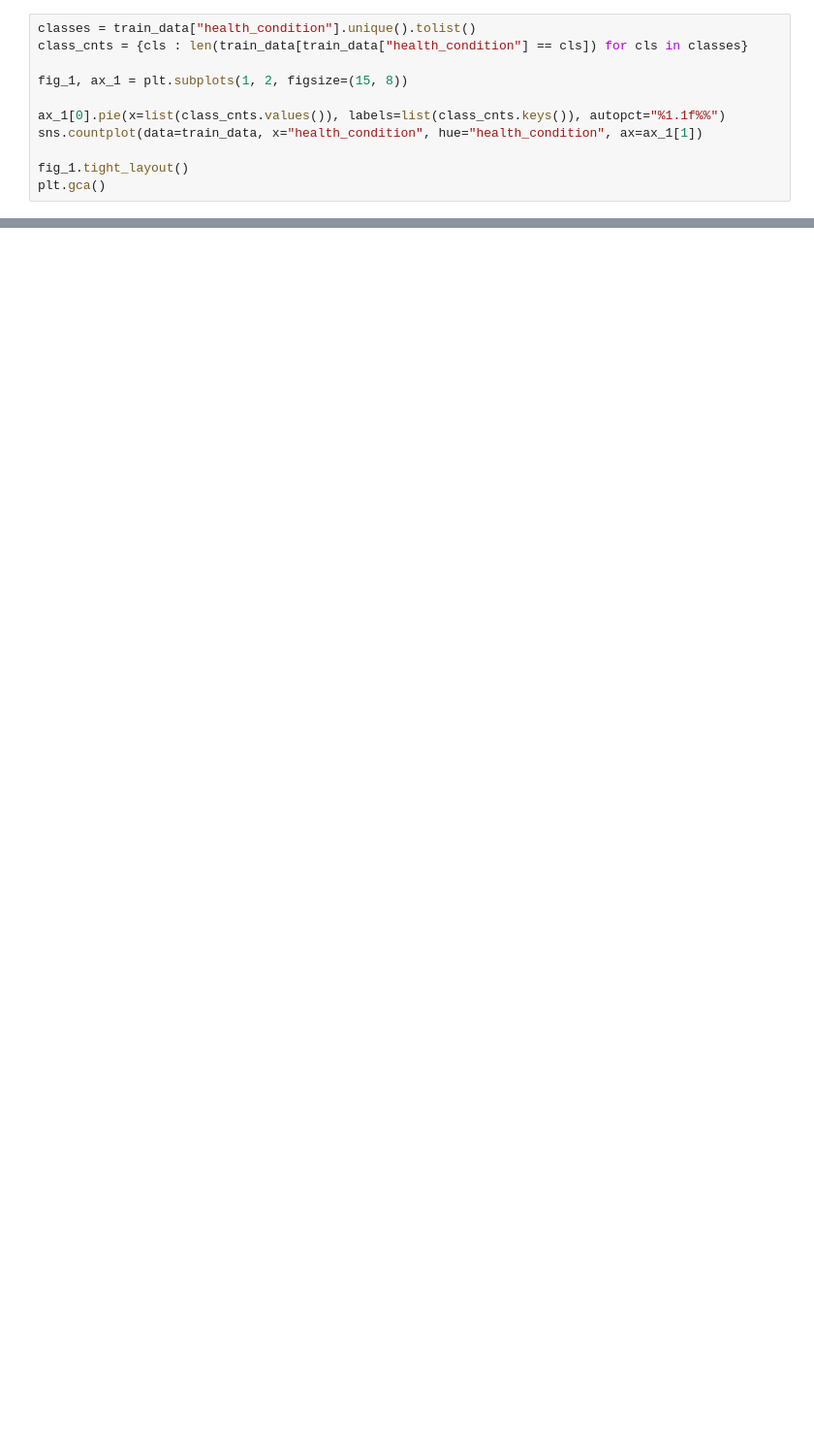
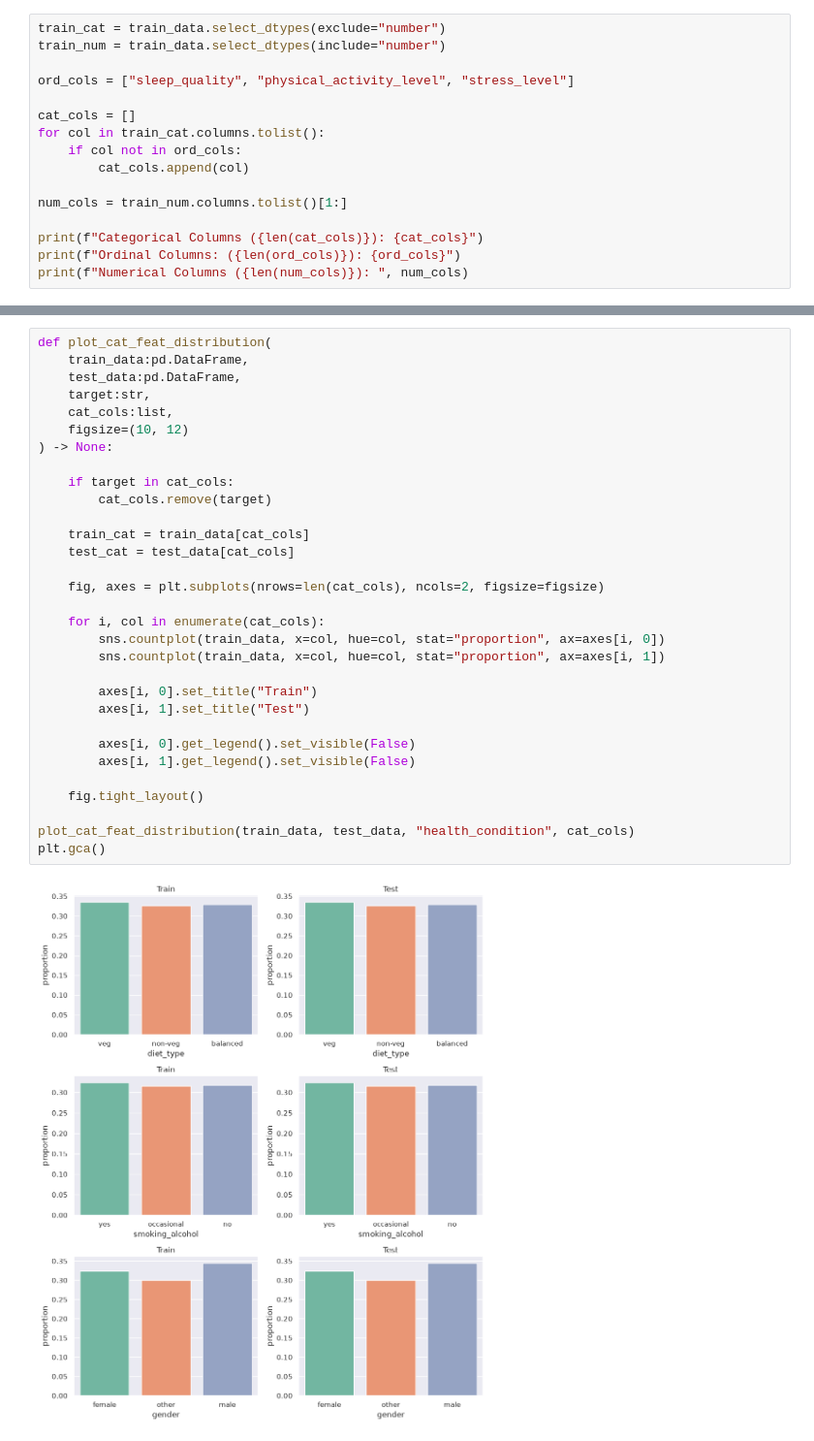
Before and after one commit to SeanAndrie/PSS6E7-Student-Health-Prediction, a Jupyter notebook: __marimo__/data-analysis.ipynb, the cells around one changed output, grey strips where cells are left out. Shown at 97% size. Saved outputs shown, nothing was run; the diff lists cells and outputs as text; blank space fills up the shorter version.

```diff
--- a/__marimo__/data-analysis.ipynb
+++ b/__marimo__/data-analysis.ipynb
@@ -111,12 +73,17 @@ Numerical Columns (7):  ['sleep_duration', 'heart_rate', 'bmi', 'calorie_expendi
 # %%
-classes = train_data["health_condition"].unique().tolist()
-class_cnts = {cls : len(train_data[train_data["health_condition"] == cls]) for cls in classes}
+train_cat = train_data.select_dtypes(exclude="number")
+train_num = train_data.select_dtypes(include="number")
 
-fig_1, ax_1 = plt.subplots(1, 2, figsize=(15, 8))
+ord_cols = ["sleep_quality", "physical_activity_level", "stress_level"]
 
-ax_1[0].pie(x=list(class_cnts.values()), labels=list(class_cnts.keys()), autopct="%1.1f%%")
-sns.countplot(data=train_data, x="health_condition", hue="health_condition", ax=ax_1[1])
+cat_cols = []
+for col in train_cat.columns.tolist():
+    if col not in ord_cols:
+        cat_cols.append(col)
 
-fig_1.tight_layout()
-plt.gca()
+num_cols = train_num.columns.tolist()[1:]
+
+print(f"Categorical Columns ({len(cat_cols)}): {cat_cols}")
+print(f"Ordinal Columns: ({len(ord_cols)}): {ord_cols}")
+print(f"Numerical Columns ({len(num_cols)}): ", num_cols)
 # %% [output]
@@ -335,0 +314,33 @@ plt.gca()
+# %%
+def plot_cat_feat_distribution(
+    train_data:pd.DataFrame,
+    test_data:pd.DataFrame,
+    target:str,
+    cat_cols:list,
+    figsize=(10, 12)
+) -> None:
+
+    if target in cat_cols:
+        cat_cols.remove(target)
+
+    train_cat = train_data[cat_cols]
+    test_cat = test_data[cat_cols]
+
+    fig, axes = plt.subplots(nrows=len(cat_cols), ncols=2, figsize=figsize)
+
+    for i, col in enumerate(cat_cols):
+        sns.countplot(train_data, x=col, hue=col, stat="proportion", ax=axes[i, 0])
+        sns.countplot(train_data, x=col, hue=col, stat="proportion", ax=axes[i, 1])
+
+        axes[i, 0].set_title("Train")
+        axes[i, 1].set_title("Test")
+
+        axes[i, 0].get_legend().set_visible(False)
+        axes[i, 1].get_legend().set_visible(False)
+
+    fig.tight_layout()
+
+plot_cat_feat_distribution(train_data, test_data, "health_condition", cat_cols)
+plt.gca()
+# %% [output]
+[figure, added]
```
Also changed, not shown: parts of 47 cells of this notebook, 8 other files.
